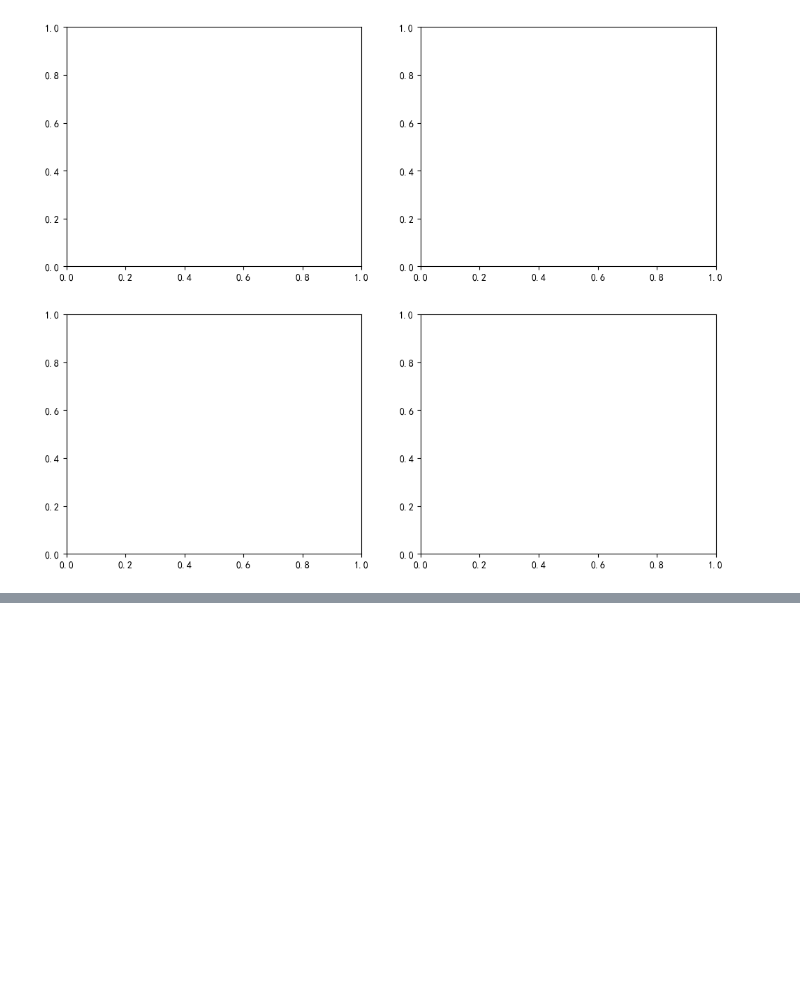
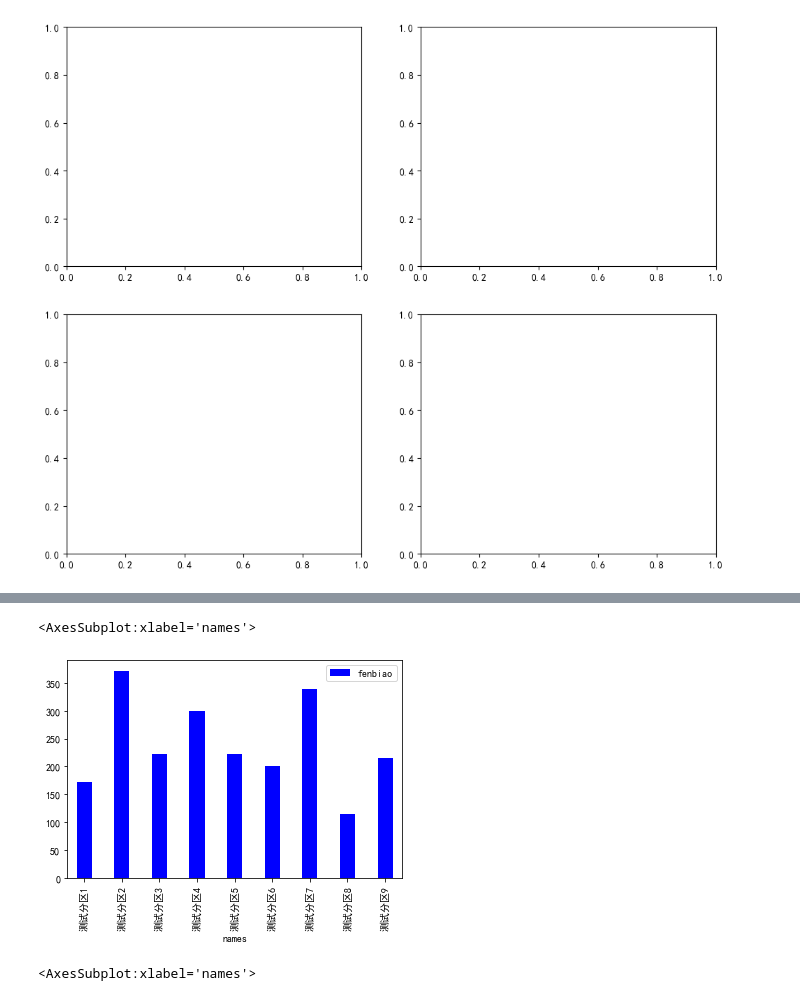
Before and after one commit to jayaston/mypyworks, a Jupyter notebook: jupyter文件/月度产销差漏损率分析报告图表.ipynb, the cells around one changed output, grey strips where cells are left out. Cells and saved outputs as stored; diff of their text form; code cells hidden in the pictures; blank space fills up the shorter version.

```diff
--- a/jupyter文件/月度产销差漏损率分析报告图表.ipynb
+++ b/jupyter文件/月度产销差漏损率分析报告图表.ipynb
@@ -1170,0 +1373,9 @@ p
+# %%
+test.plot(x="names",y="fenbiao", color="blue",kind="bar",width=0.4)
+# %% [output]
+<AxesSubplot:xlabel='names'>
+[figure, added]
+# %%
+test.plot(x="names",y="fenbiao", color="blue",kind="bar",width=0.4, ax=ax)
+# %% [output]
+<AxesSubplot:xlabel='names'>
```
Also changed, not shown: parts of 9 cells of this notebook, 9 other files.
